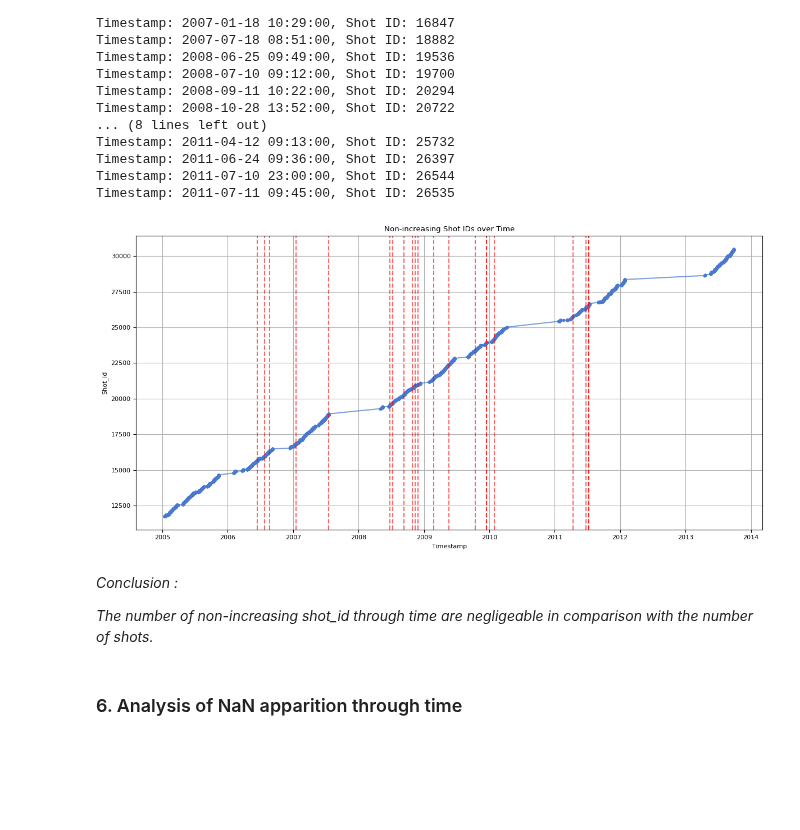
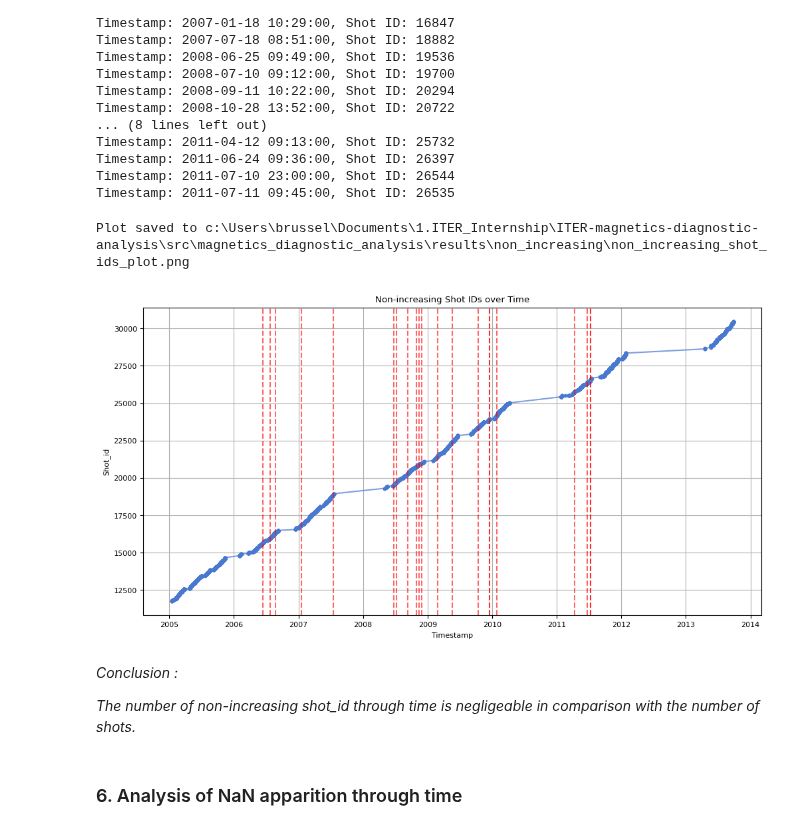
Before and after one commit to LouisBrusset/ITER-magnetics-diagnostic-analysis, a Jupyter notebook: src/magnetics_diagnostic_analysis/data_analysis/metadata_analysis.ipynb, the cells around one changed output. Drawn from its saved outputs; the diff is of its cells as text; code cells hidden in the pictures; blank space fills up the shorter version.

```diff
--- a/src/magnetics_diagnostic_analysis/data_analysis/metadata_analysis.ipynb
+++ b/src/magnetics_diagnostic_analysis/data_analysis/metadata_analysis.ipynb
@@ -434,7 +512,7 @@ if not is_sorted:
     for ts, shot_id in non_increasing_list:
         print(f"Timestamp: {ts}, Shot ID: {shot_id}")
 
-    file_path = "src/magnetics_diagnostic_analysis/results"
+    file_path = "src/magnetics_diagnostic_analysis/results/non_increasing"
     suffix = ""
     path = pathlib.Path().absolute().parent.parent.parent / file_path / f"non_increasing_shot_id{suffix}.csv"
     non_increasing_list = pd.Series(non_increasing_list)
@@ -458,25 +536,33 @@ Timestamp: 2011-06-24 09:36:00, Shot ID: 26397
 Timestamp: 2011-07-10 23:00:00, Shot ID: 26544
 Timestamp: 2011-07-11 09:45:00, Shot ID: 26535
 # %%
-plt.figure(figsize=(12, 6))
+fig = plt.figure(figsize=(12, 6))
 plt.plot(sorted_order["timestamp"], sorted_order["shot_id"], marker='.', linestyle='-', alpha=0.7)
 plt.xlabel("Timestamp")
 plt.ylabel("Shot_id")
 plt.title("Non-increasing Shot IDs over Time")
 plt.grid(True)
 
 # Red vertical lines for non-increasing shot_ids
 for ts in non_increasing["timestamp"]:
     plt.axvline(x=ts, color='red', linestyle='--', alpha=0.6)
 
-plt.tight_layout()
+# Registration
+file_path = f"src/magnetics_diagnostic_analysis/results/non_increasing"
+register_name = "non_increasing_shot_ids_plot.png"
+path = pathlib.Path().absolute().parent.parent.parent / file_path / register_name
+plt.savefig(path, dpi="figure")
+print(f"Plot saved to {path}")
+
+# Visualization
 plt.show()
 # %% [output]
+Plot saved to c:\Users\brussel\Documents\1.ITER_Internship\ITER-magnetics-diagnostic-analysis\src\magnetics_diagnostic_analysis\results\non_increasing\non_increasing_shot_ids_plot.png
-[figure, old version]
+[figure, new version]
 # %% [markdown]
 *Conclusion :*
 
-*The number of non-increasing shot_id through time are negligeable in comparison with the number of shots.*
+*The number of non-increasing shot_id through time is negligeable in comparison with the number of shots.*
 # %% [markdown]
 ### 6. Analysis of NaN apparition through time
 # %%
```
Also changed, not shown: parts of 16 cells of this notebook, 21 other files.
